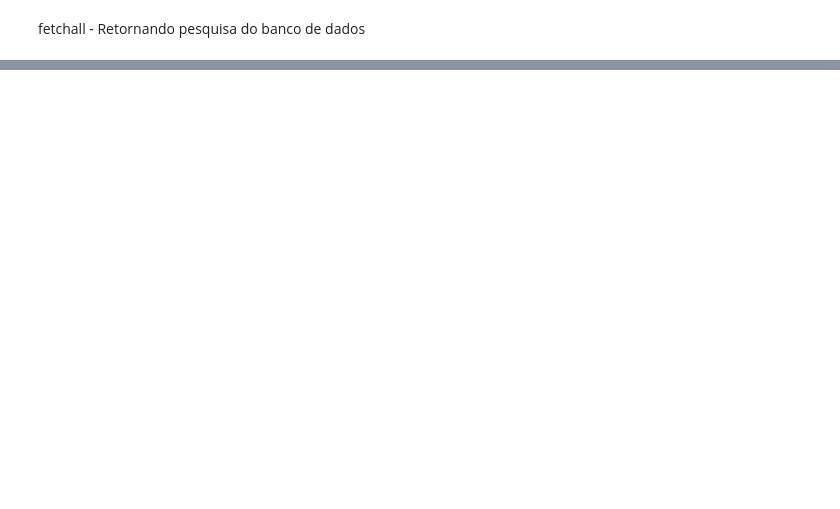
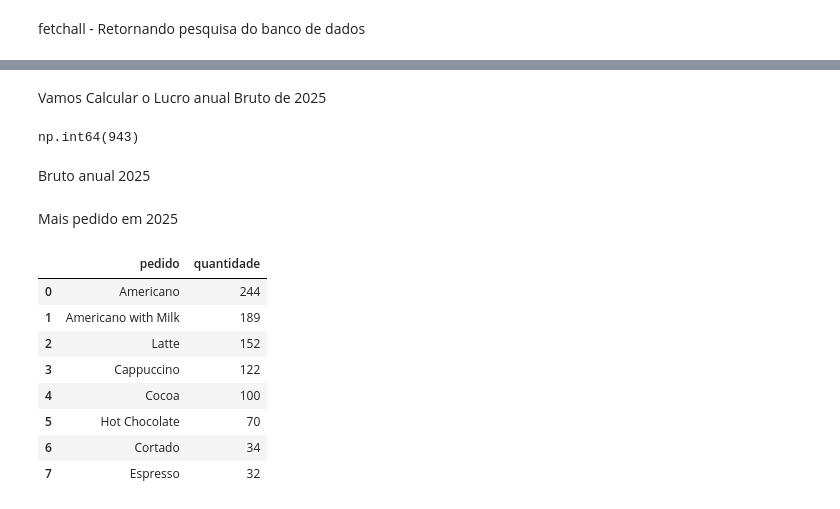
Before and after one commit to ViniciusHTSilva/Analise-Cafeteria, a Jupyter notebook: main.ipynb, the cells around one changed output, grey strips where cells are left out. Saved outputs shown, nothing was run; the diff lists cells and outputs as text; code cells hidden in the pictures; blank space fills up the shorter version.

```diff
--- a/main.ipynb
+++ b/main.ipynb
@@ -72,0 +79,2 @@ media_2018
+# %% [markdown]
+Vamos Calcular o Lucro anual Bruto de 2025
@@ -72,0 +83,22 @@ media_2018
+# %%
+Bruto_2025
+# %% [output]
+np.int64(943)
+# %% [markdown]
+Bruto anual 2025
+# %% [markdown]
+Mais pedido em 2025
+# %%
+pedidos = media_2025[3].value_counts().rename_axis('pedido').reset_index(name='quantidade')
+# %%
+pedidos
+# %% [output]
+|  | pedido | quantidade |
+| 0 | Americano | 244 |
+| 1 | Americano with Milk | 189 |
+| 2 | Latte | 152 |
+| 3 | Cappuccino | 122 |
+| 4 | Cocoa | 100 |
+| 5 | Hot Chocolate | 70 |
+| 6 | Cortado | 34 |
+| 7 | Espresso | 32 |
```
Also changed, not shown: parts of 19 cells of this notebook, 2 other files.
